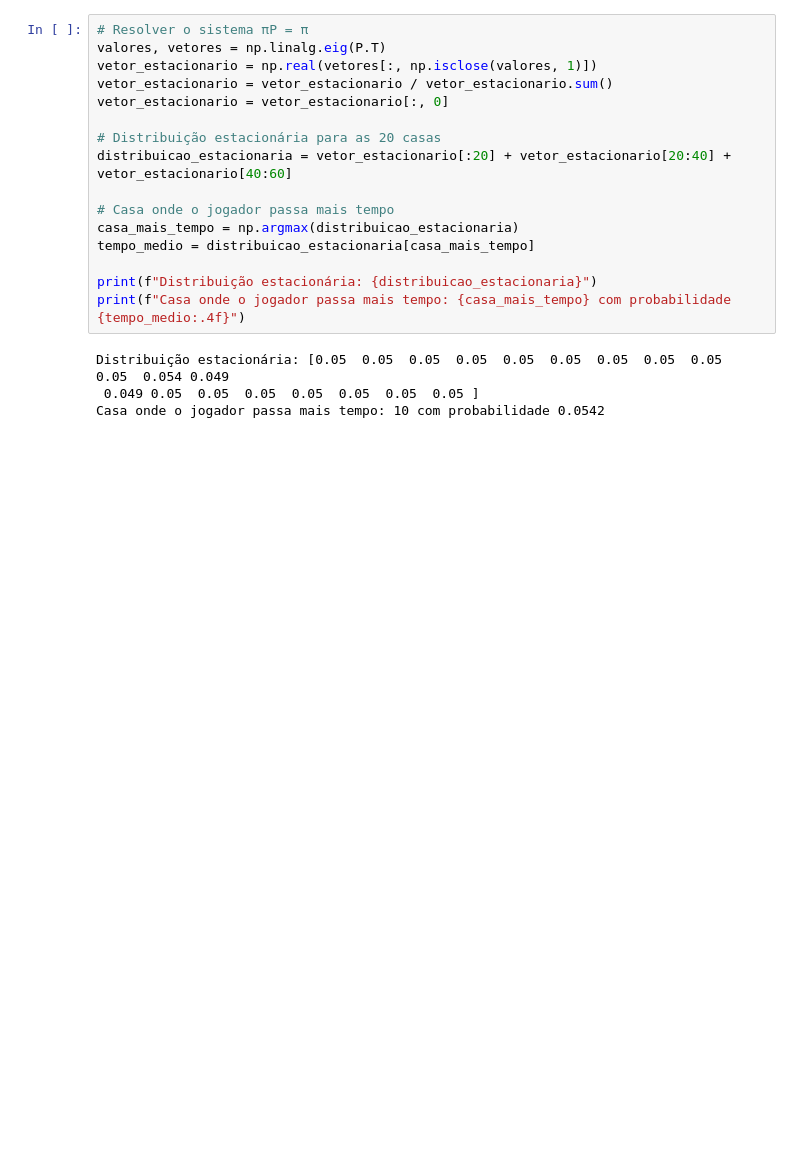
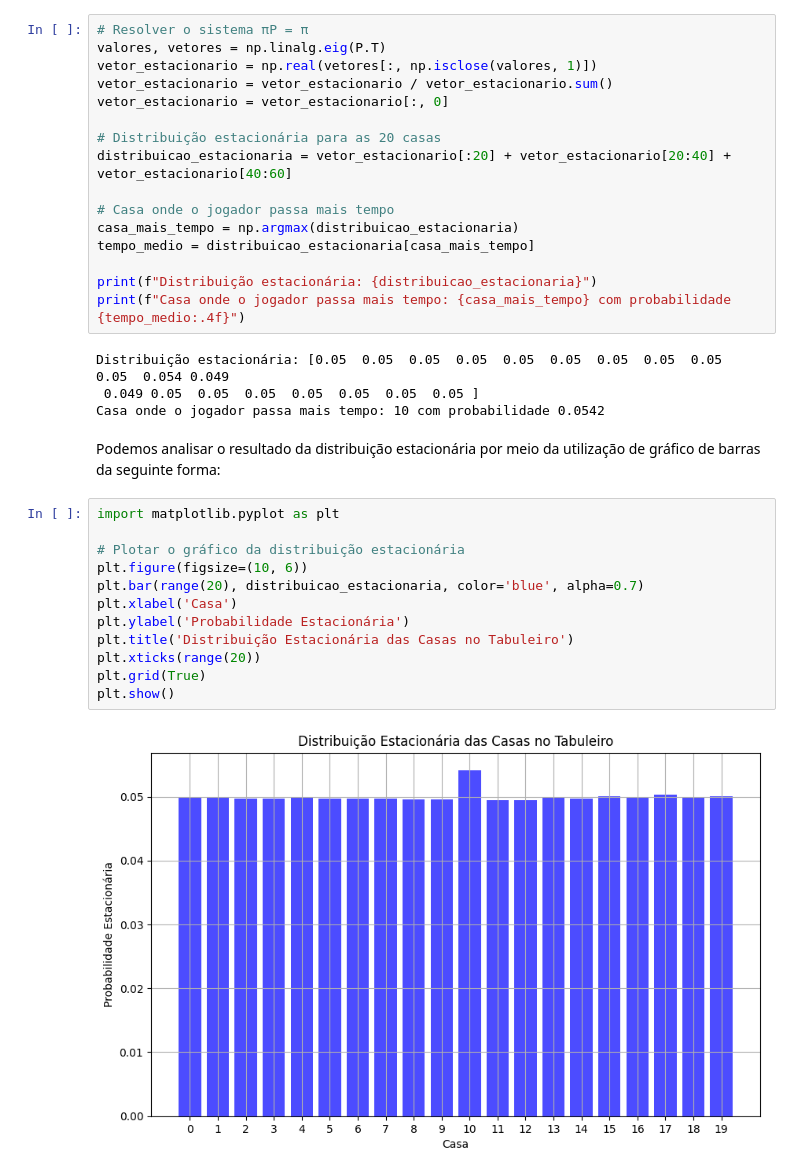
Before and after one commit to milton-salgado/estatistica-e-probabilidade, a Jupyter notebook: projetos/projeto_02.ipynb, the cells around one changed output. Drawn from its saved outputs; the diff is of its cells as text; blank space fills up the shorter version.

Commit message:
Acrescentando gráfico e outras explicações

```diff
--- a/projetos/projeto_02.ipynb
+++ b/projetos/projeto_02.ipynb
@@ -378,3 +380,19 @@ print(f"Casa onde o jogador passa mais tempo: {casa_mais_tempo} com probabilidad
 Distribuição estacionária: [0.05  0.05  0.05  0.05  0.05  0.05  0.05  0.05  0.05  0.05  0.054 0.049
  0.049 0.05  0.05  0.05  0.05  0.05  0.05  0.05 ]
 Casa onde o jogador passa mais tempo: 10 com probabilidade 0.0542
+# %% [markdown]
+Podemos analisar o resultado da distribuição estacionária por meio da utilização de gráfico de barras da seguinte forma:
+# %%
+import matplotlib.pyplot as plt
+
+# Plotar o gráfico da distribuição estacionária
+plt.figure(figsize=(10, 6))
+plt.bar(range(20), distribuicao_estacionaria, color='blue', alpha=0.7)
+plt.xlabel('Casa')
+plt.ylabel('Probabilidade Estacionária')
+plt.title('Distribuição Estacionária das Casas no Tabuleiro')
+plt.xticks(range(20))
+plt.grid(True)
+plt.show()
+# %% [output]
+[figure, added]
```
Also changed, not shown: parts of 5 cells of this notebook.
